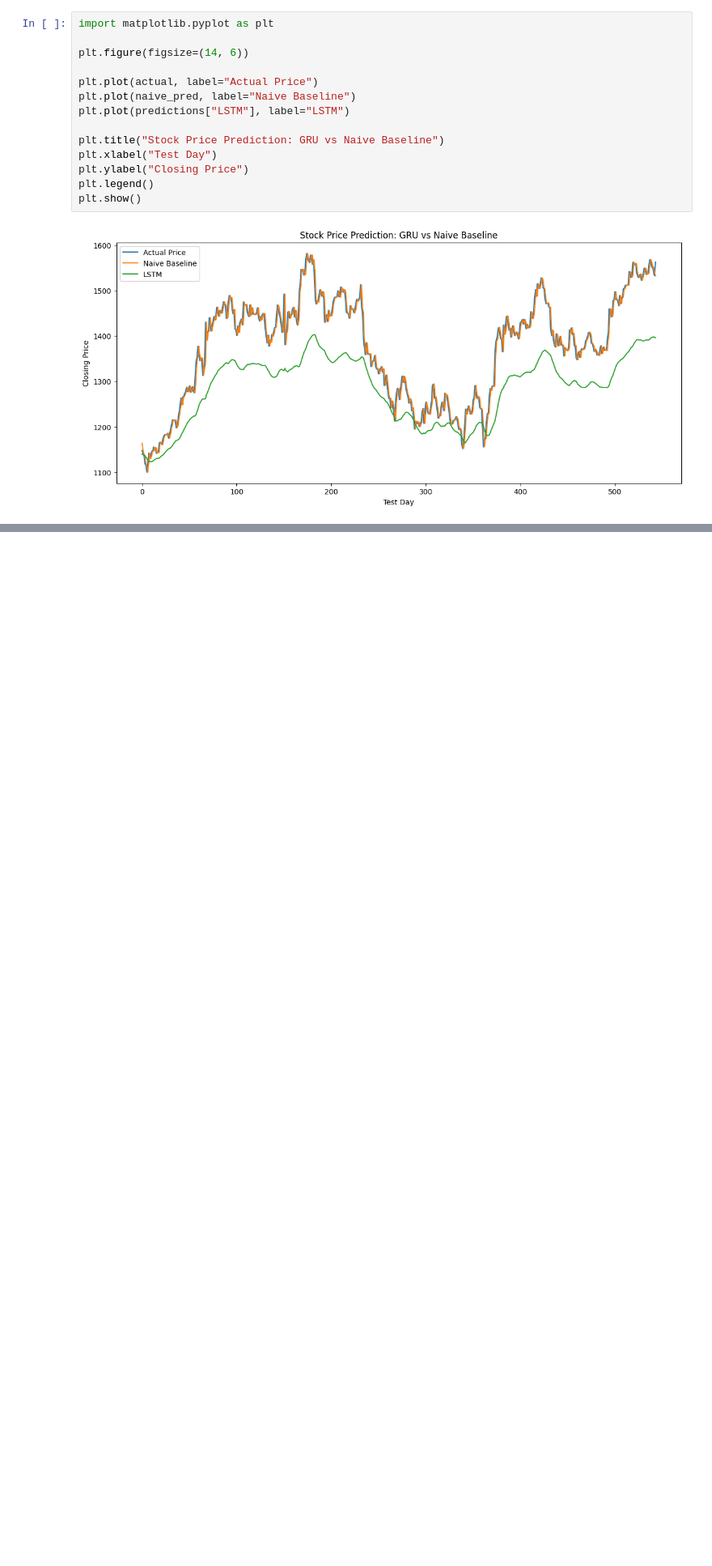
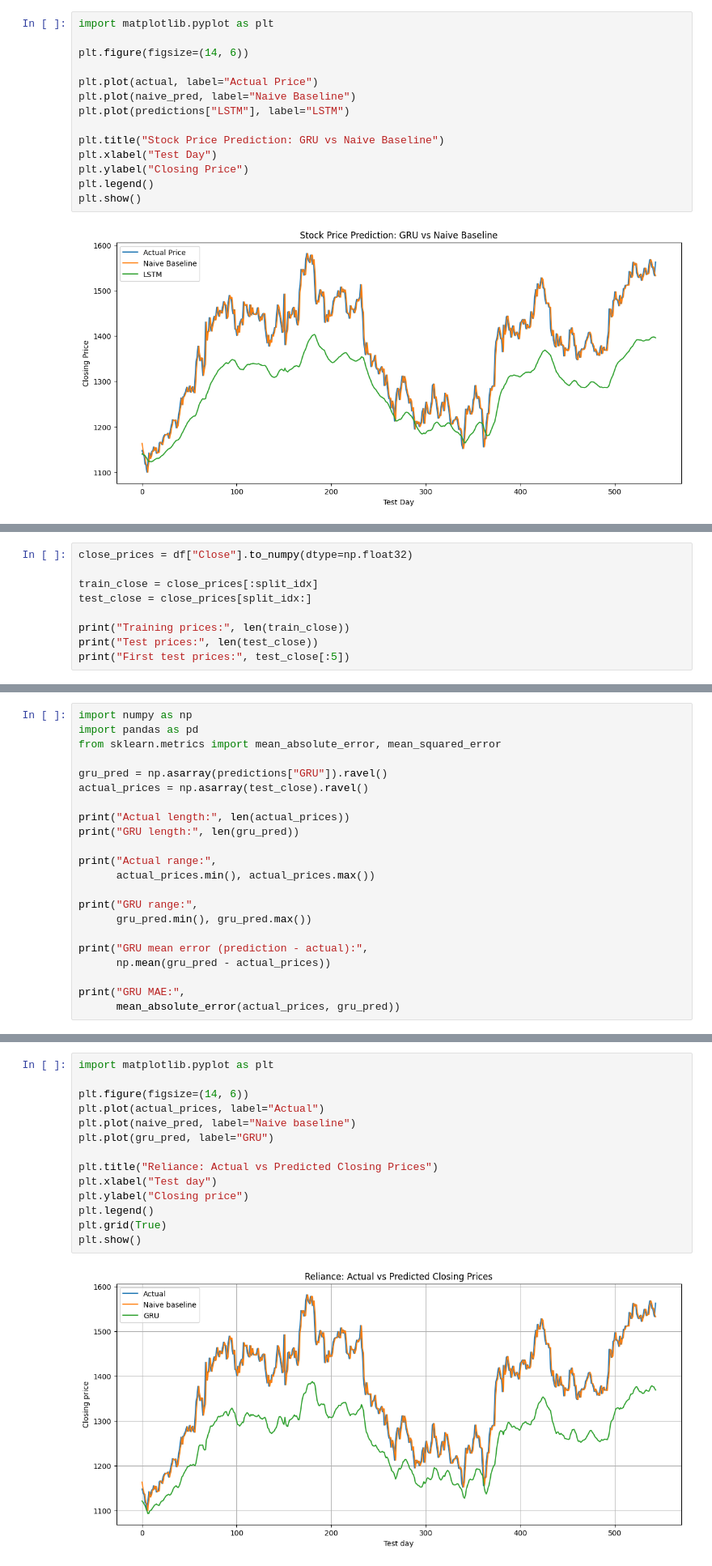
Before and after one commit to priyansh-commits/Deep_Learning, a Jupyter notebook: stock_price_prediction.ipynb, the cells around one changed output, grey strips where cells are left out. Shown at 81% size. Drawn from its saved outputs; the diff is of its cells as text; blank space fills up the shorter version.

```diff
--- a/stock_price_prediction.ipynb
+++ b/stock_price_prediction.ipynb
@@ -363,0 +392,9 @@ plt.show()
+# %%
+close_prices = df["Close"].to_numpy(dtype=np.float32)
+
+train_close = close_prices[:split_idx]
+test_close = close_prices[split_idx:]
+
+print("Training prices:", len(train_close))
+print("Test prices:", len(test_close))
+print("First test prices:", test_close[:5])
@@ -363,0 +537,22 @@ plt.show()
+# %%
+import numpy as np
+import pandas as pd
+from sklearn.metrics import mean_absolute_error, mean_squared_error
+
+gru_pred = np.asarray(predictions["GRU"]).ravel()
+actual_prices = np.asarray(test_close).ravel()
+
+print("Actual length:", len(actual_prices))
+print("GRU length:", len(gru_pred))
+
+print("Actual range:",
+      actual_prices.min(), actual_prices.max())
+
+print("GRU range:",
+      gru_pred.min(), gru_pred.max())
+
+print("GRU mean error (prediction - actual):",
+      np.mean(gru_pred - actual_prices))
+
+print("GRU MAE:",
+      mean_absolute_error(actual_prices, gru_pred))
@@ -363,0 +566,16 @@ plt.show()
+# %%
+import matplotlib.pyplot as plt
+
+plt.figure(figsize=(14, 6))
+plt.plot(actual_prices, label="Actual")
+plt.plot(naive_pred, label="Naive baseline")
+plt.plot(gru_pred, label="GRU")
+
+plt.title("Reliance: Actual vs Predicted Closing Prices")
+plt.xlabel("Test day")
+plt.ylabel("Closing price")
+plt.legend()
+plt.grid(True)
+plt.show()
+# %% [output]
+[figure, added]
```
Also changed, not shown: parts of 22 cells of this notebook.
